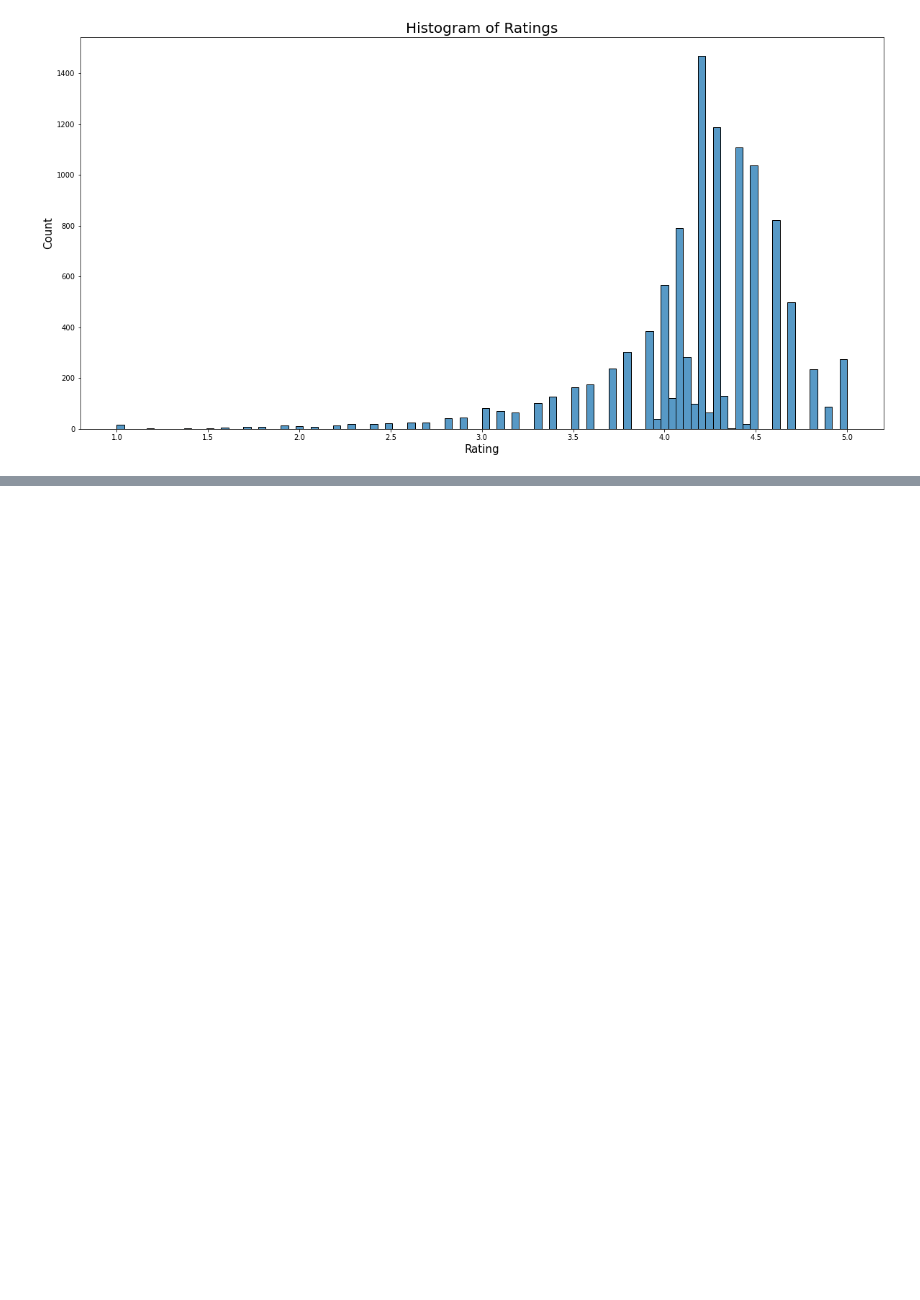
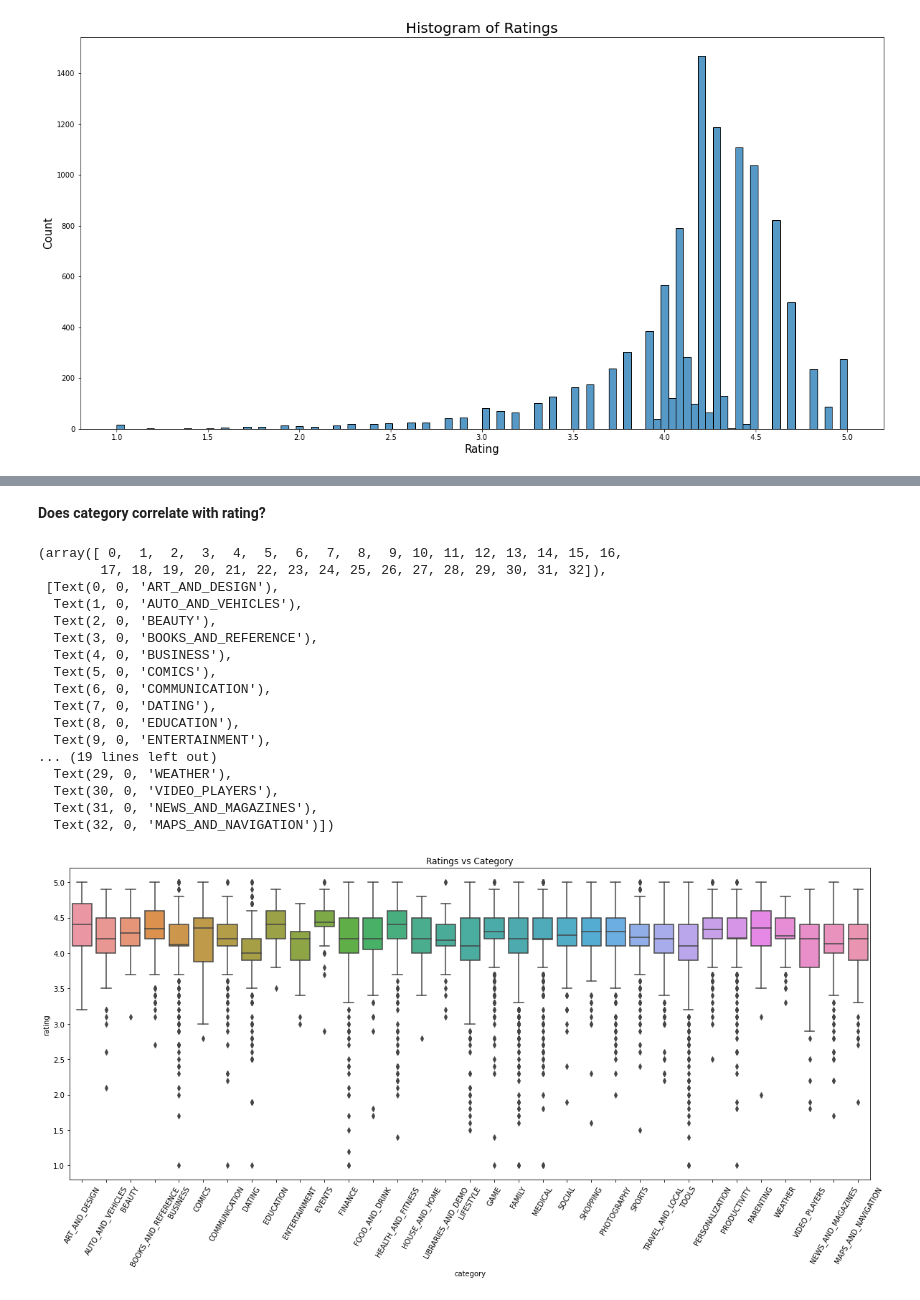
Before and after one commit to Rosiee0312/Google_Play_Store, a Jupyter notebook: Data_cleaning_EDA.ipynb, the cells around one changed output, grey strips where cells are left out. Drawn from its saved outputs; the diff is of its cells as text; code cells hidden in the pictures; blank space fills up the shorter version.

```diff
--- a/Data_cleaning_EDA.ipynb
+++ b/Data_cleaning_EDA.ipynb
@@ -372,0 +441,26 @@ plt.show()
+# %% [markdown]
+__Does category correlate with rating?__
+# %%
+plt.figure(figsize=(20, 8))
+sns.boxplot(data=df, x='category', y = 'rating')
+plt.title('Ratings vs Category')
+plt.xticks(rotation=60)
+# %% [output]
+(array([ 0,  1,  2,  3,  4,  5,  6,  7,  8,  9, 10, 11, 12, 13, 14, 15, 16,
+        17, 18, 19, 20, 21, 22, 23, 24, 25, 26, 27, 28, 29, 30, 31, 32]),
+ [Text(0, 0, 'ART_AND_DESIGN'),
+  Text(1, 0, 'AUTO_AND_VEHICLES'),
+  Text(2, 0, 'BEAUTY'),
+  Text(3, 0, 'BOOKS_AND_REFERENCE'),
+  Text(4, 0, 'BUSINESS'),
+  Text(5, 0, 'COMICS'),
+  Text(6, 0, 'COMMUNICATION'),
+  Text(7, 0, 'DATING'),
+  Text(8, 0, 'EDUCATION'),
+  Text(9, 0, 'ENTERTAINMENT'),
+... (19 lines left out)
+  Text(29, 0, 'WEATHER'),
+  Text(30, 0, 'VIDEO_PLAYERS'),
+  Text(31, 0, 'NEWS_AND_MAGAZINES'),
+  Text(32, 0, 'MAPS_AND_NAVIGATION')])
+[figure, added]
```
Also changed, not shown: parts of 30 cells of this notebook.
